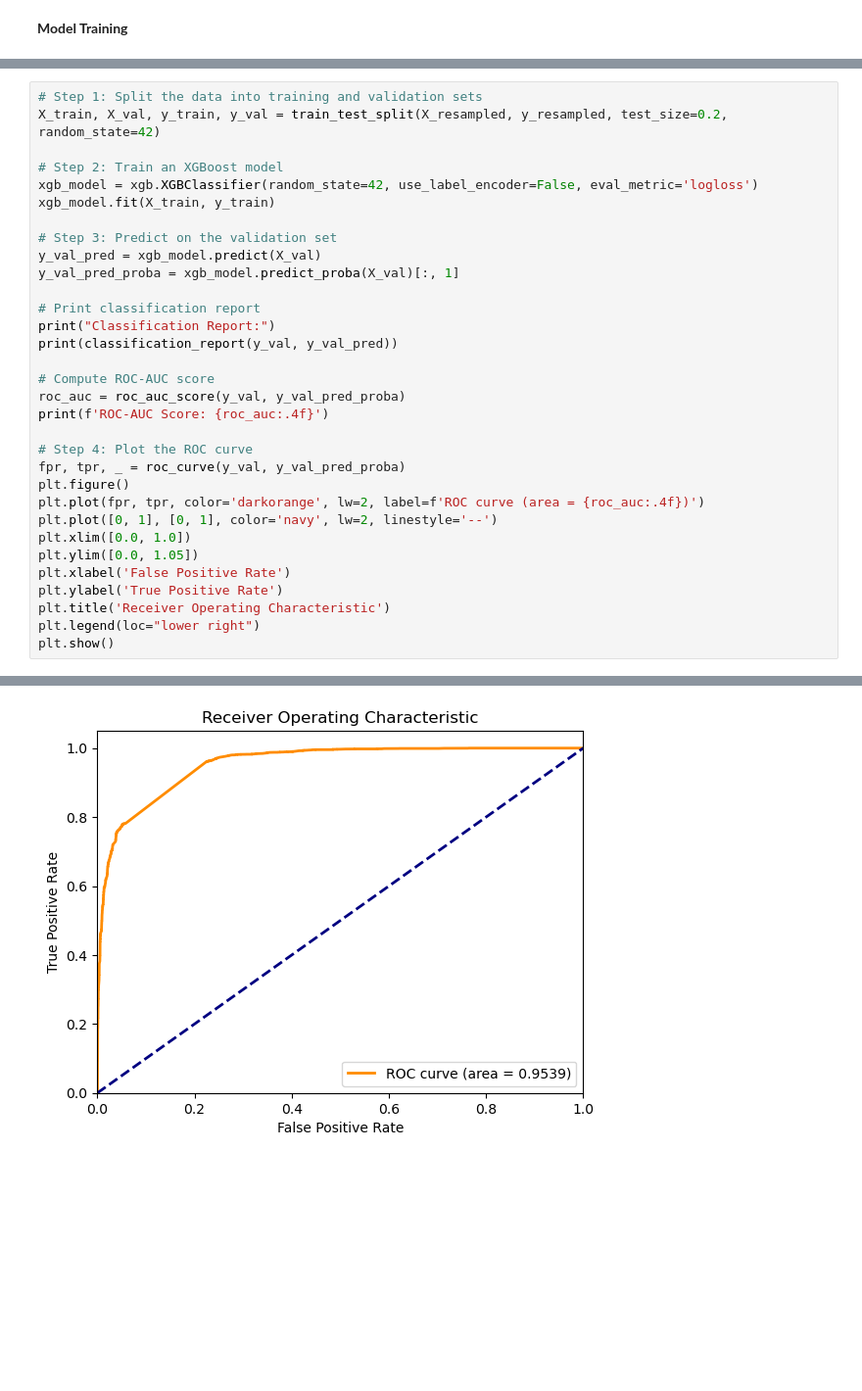
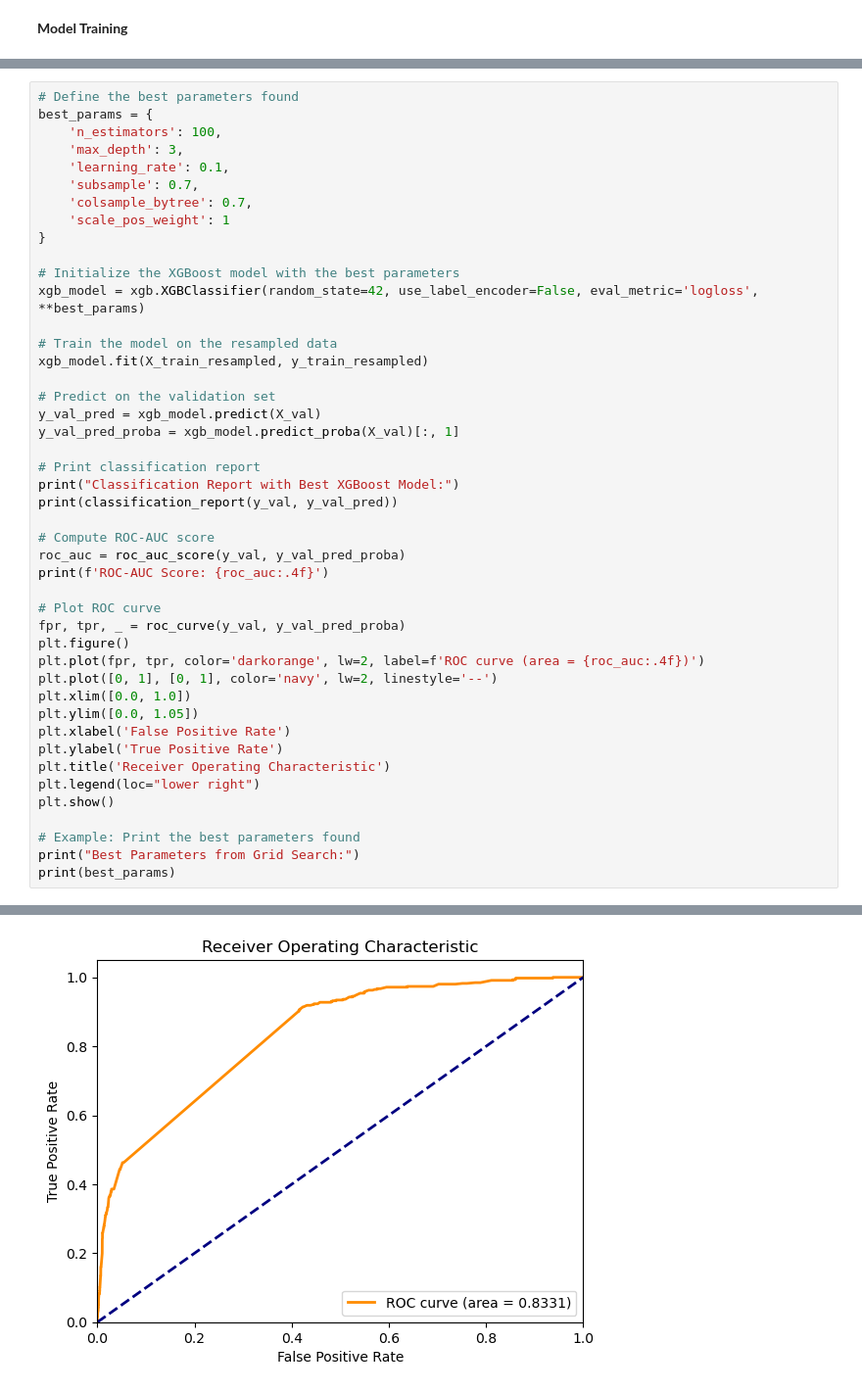
Before and after one commit to tarlan3003/x_sentiment_analysis, a Jupyter notebook: sentiment_analysis.ipynb, the cells around one changed output, grey strips where cells are left out. Shown at 98% size. Cells and saved outputs as stored; diff of their text form; blank space fills up the shorter version.

Commit message:
final version of models

```diff
--- a/sentiment_analysis.ipynb
+++ b/sentiment_analysis.ipynb
@@ -855,24 +797,33 @@ ROC-AUC Score: 0.8948
 # %%
-# Step 1: Split the data into training and validation sets
-X_train, X_val, y_train, y_val = train_test_split(X_resampled, y_resampled, test_size=0.2, random_state=42)
+# Define the best parameters found
+best_params = {
+    'n_estimators': 100,
+    'max_depth': 3,
+    'learning_rate': 0.1,
+    'subsample': 0.7,
+    'colsample_bytree': 0.7,
+    'scale_pos_weight': 1
+}
 
-# Step 2: Train an XGBoost model
-xgb_model = xgb.XGBClassifier(random_state=42, use_label_encoder=False, eval_metric='logloss')
-xgb_model.fit(X_train, y_train)
+# Initialize the XGBoost model with the best parameters
+xgb_model = xgb.XGBClassifier(random_state=42, use_label_encoder=False, eval_metric='logloss', **best_params)
 
-# Step 3: Predict on the validation set
+# Train the model on the resampled data
+xgb_model.fit(X_train_resampled, y_train_resampled)
+
+# Predict on the validation set
 y_val_pred = xgb_model.predict(X_val)
 y_val_pred_proba = xgb_model.predict_proba(X_val)[:, 1]
 
 # Print classification report
-print("Classification Report:")
+print("Classification Report with Best XGBoost Model:")
 print(classification_report(y_val, y_val_pred))
 
 # Compute ROC-AUC score
 roc_auc = roc_auc_score(y_val, y_val_pred_proba)
 print(f'ROC-AUC Score: {roc_auc:.4f}')
 
-# Step 4: Plot the ROC curve
+# Plot ROC curve
 fpr, tpr, _ = roc_curve(y_val, y_val_pred_proba)
 plt.figure()
 plt.plot(fpr, tpr, color='darkorange', lw=2, label=f'ROC curve (area = {roc_auc:.4f})')
@@ -884,4 +835,8 @@ plt.ylabel('True Positive Rate')
 plt.title('Receiver Operating Characteristic')
 plt.legend(loc="lower right")
 plt.show()
+
+# Example: Print the best parameters found
+print("Best Parameters from Grid Search:")
+print(best_params)
 # %% [output]
@@ -899 +854 @@ ROC-AUC Score: 0.9539
-[figure, old version]
+[figure, new version]
```
Also changed, not shown: parts of 17 cells of this notebook.
